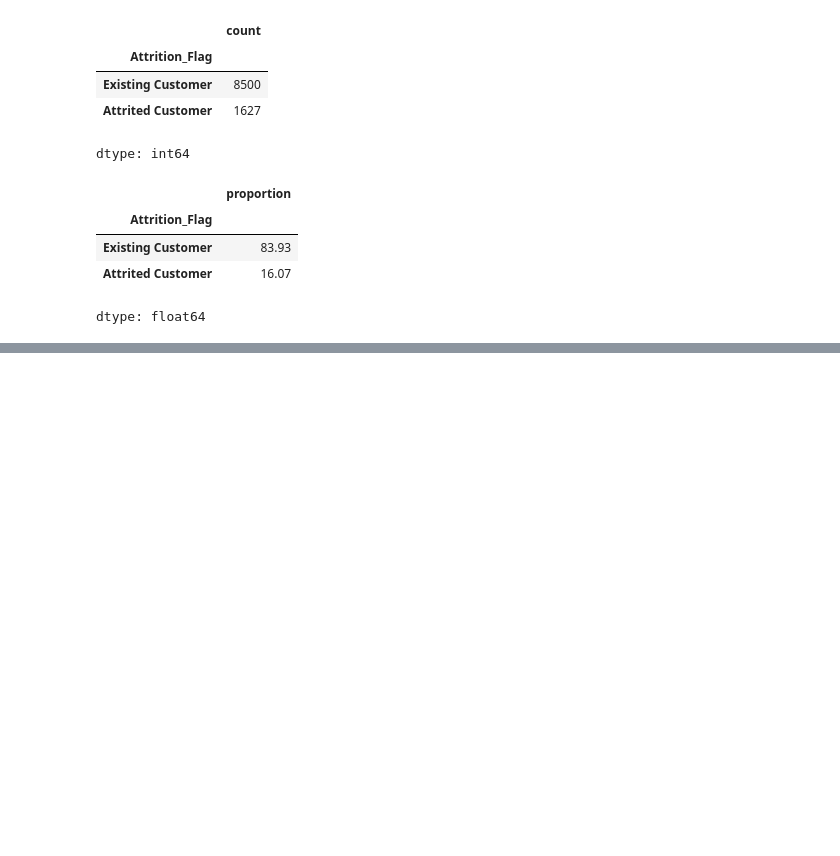
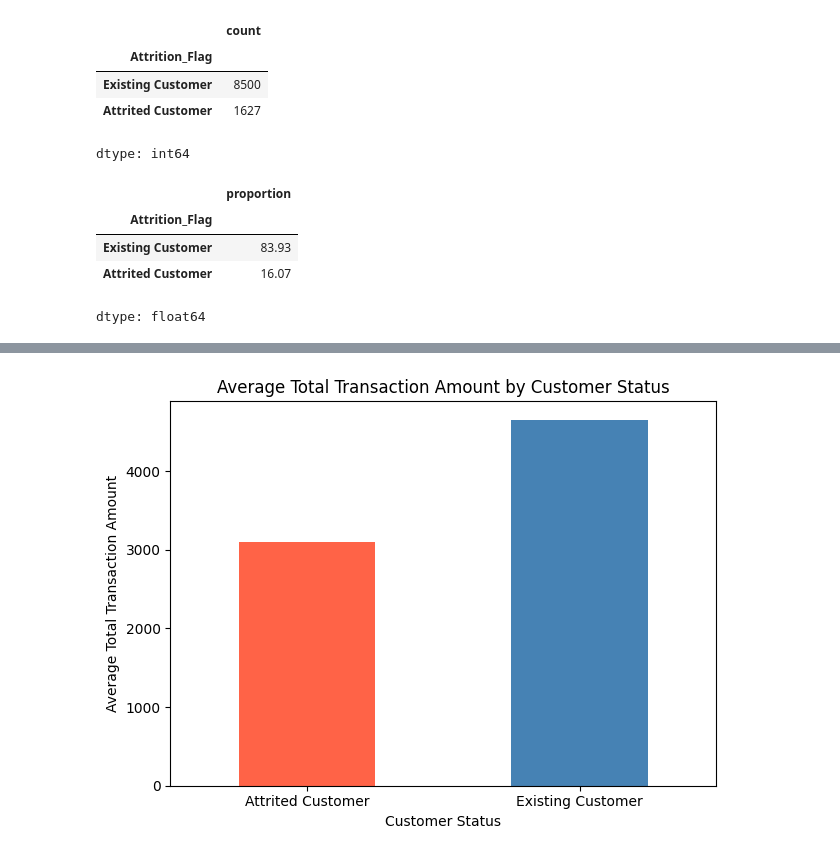
Before and after one commit to mehakgupta0406/credit-card-customer-churn, a Jupyter notebook: 01_data_analysis.ipynb, the cells around one changed output, grey strips where cells are left out. Saved outputs shown, nothing was run; the diff lists cells and outputs as text; code cells hidden in the pictures; blank space fills up the shorter version.

```diff
--- a/01_data_analysis.ipynb
+++ b/01_data_analysis.ipynb
@@ -81,0 +162,14 @@ dtype: float64
+# %%
+df.groupby("Attrition_Flag")["Total_Trans_Amt"].mean().plot(
+    kind="bar",
+    color=["tomato", "steelblue"]
+)
+
+plt.title("Average Total Transaction Amount by Customer Status")
+plt.xlabel("Customer Status")
+plt.ylabel("Average Total Transaction Amount")
+plt.xticks(rotation=0)
+plt.tight_layout()
+plt.show()
+# %% [output]
+[figure, added]
```
Also changed, not shown: parts of 7 cells of this notebook.
